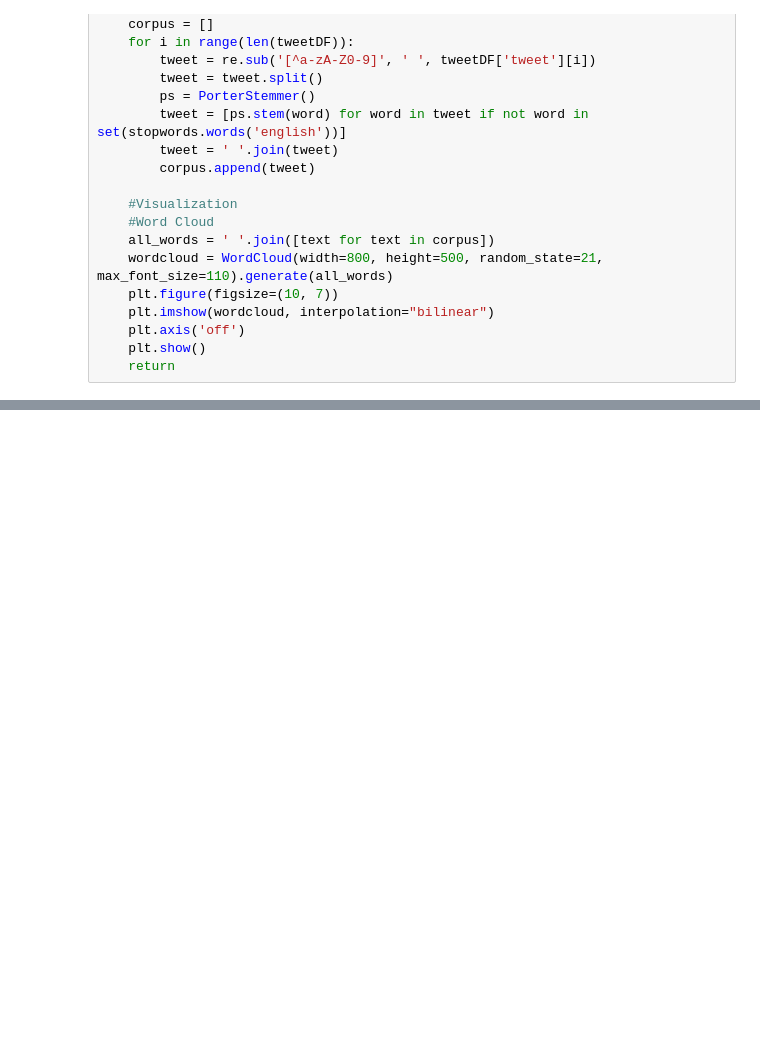
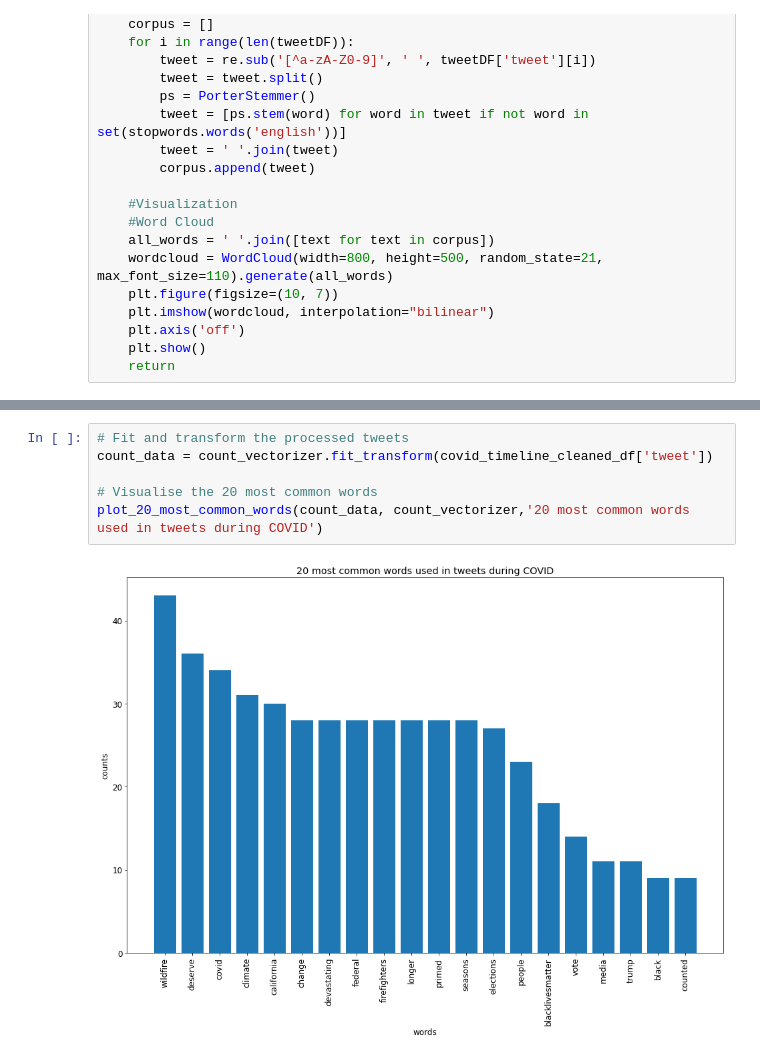
Before and after one commit to revanth802/CMPE-255-FA2020-Team6, a Jupyter notebook: Notebook.ipynb, the cells around one changed output, grey strips where cells are left out. Saved outputs shown, nothing was run; the diff lists cells and outputs as text; blank space fills up the shorter version.

```diff
--- a/Notebook.ipynb
+++ b/Notebook.ipynb
@@ -470,0 +504,8 @@ word2vec_embeddings(covid_timeline_cleaned_df)
+# %%
+# Fit and transform the processed tweets
+count_data = count_vectorizer.fit_transform(covid_timeline_cleaned_df['tweet'])
+
+# Visualise the 20 most common words
+plot_20_most_common_words(count_data, count_vectorizer,'20 most common words used in tweets during COVID')
+# %% [output]
+[figure, added]
```
Also changed, not shown: parts of 14 cells of this notebook.
